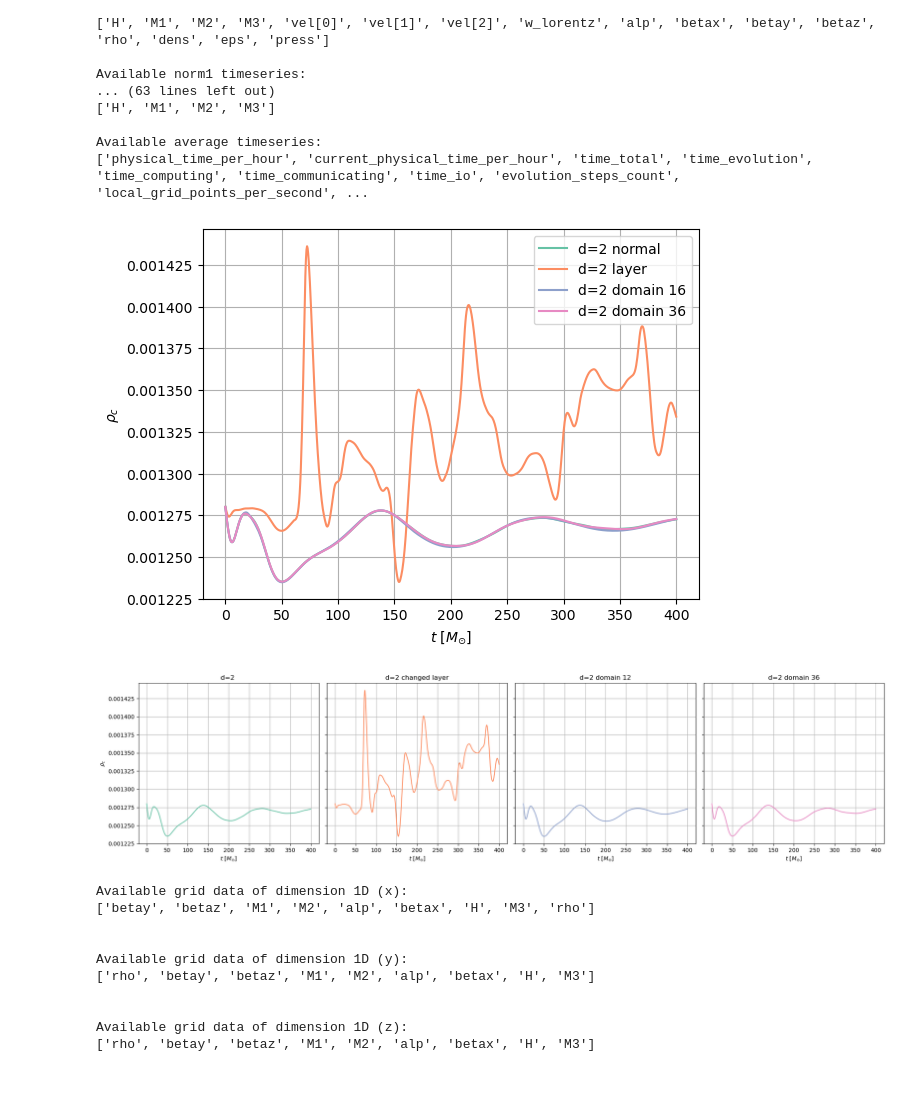
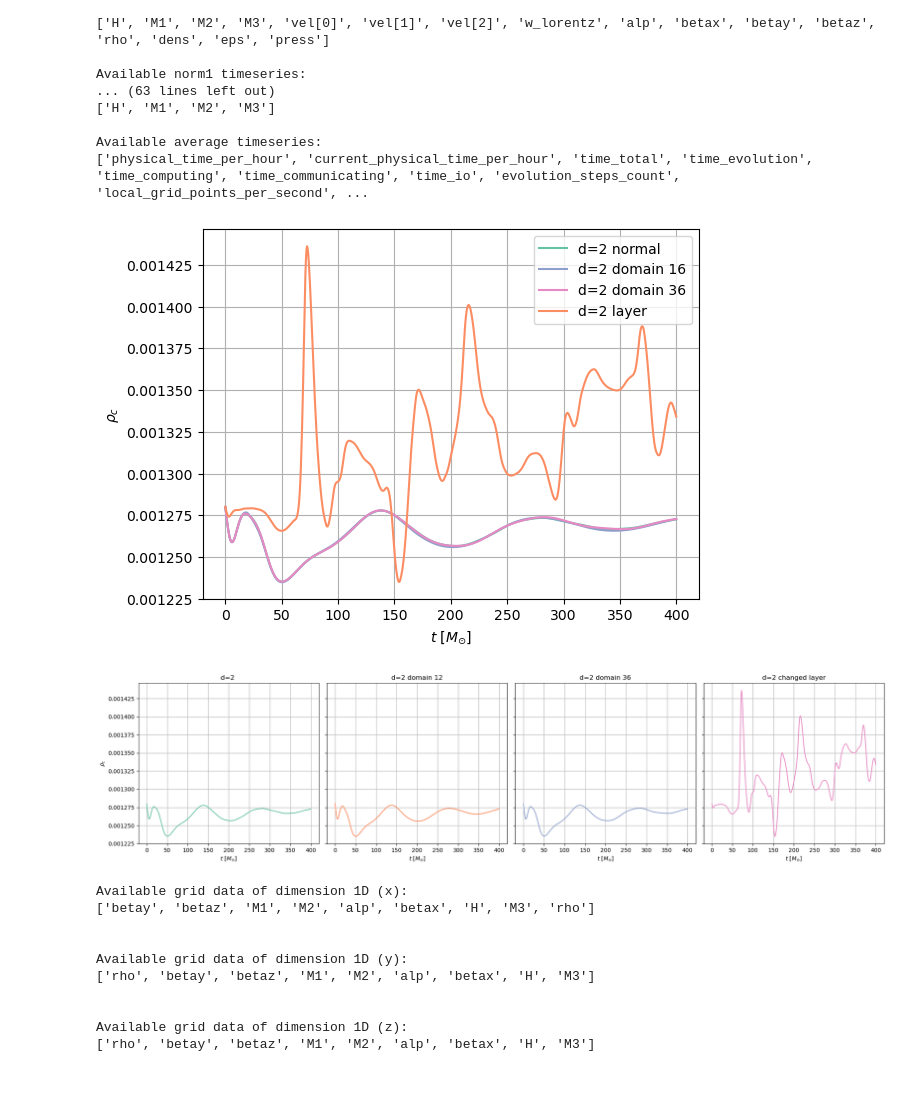
Before and after one commit to malvibellotti/numerical_rel, a Jupyter notebook: Homework_2.ipynb, the cells around one changed output. Cells and saved outputs as stored; diff of their text form; code cells hidden in the pictures.

```diff
--- a/Homework_2.ipynb
+++ b/Homework_2.ipynb
@@ -437,7 +631,7 @@ rho_small_2_4 = rho_2_4.read_on_grid(rho_2_4.iterations[-1], small_grid)
 rho_small_3 = rho_3.read_on_grid(rho_3.iterations[-1], small_grid)
 
 
-fig, axs = plt.subplots(1, 4, figsize=(20, 5), sharey=True)
+fig, axs = plt.subplots(1, 4, figsize=(30, 5), sharey=True)
 #fig, axs = plt.subplots(1, 5, figsize=(25, 5), sharey=True)
 
 cf_1 = axs[0].pcolormesh(*rho_small_1.coordinates_meshgrid(), np.log10(rho_small_1.data_xyz), vmin=-10, vmax=-3, cmap='GnBu_r')
@@ -464,6 +658,7 @@ for ax in axs:
     ax.set_xlabel('x')
 axs[0].set_ylabel('y')
 
-plt.tight_layout()
+
+plt.suptitle('Density distribution at final time for different resolutions, with pressure perturbation')
 plt.show()
 # %% [output]
@@ -605,26 +665,0 @@ print(rho_1_5.available_times)
-# %%
-small_grid = gd.UniformGrid([100, 100], x0=[0, 0], x1=[18, 18])
-
-rho_initial_1_5 = rho_1_5.read_on_grid(0, small_grid)
-
-fig, ax = plt.subplots(figsize=(10, 8))
-colormap = sns.light_palette("seagreen", as_cmap=True, reverse=True)
-
-colormap = sns.dark_palette("#69d", reverse=True, as_cmap=True)
-colormap = sns.color_palette("blend:#dbeafe,#0ea5e9,#0369a1", as_cmap=True)
-
-
-cf = ax.pcolormesh(*rho_initial_1_5.coordinates_meshgrid(),
-                  np.log10(rho_initial_1_5.data_xyz),
-                  vmin=-10, vmax=-3,
-                  cmap='GnBu_r')
-
-cbar = plt.colorbar(cf, ax=ax, label=r'$\log_{10}(\rho)$')
-
-ax.set_xlabel('x')
-ax.set_ylabel('y')
-ax.set_title('Initial Density Distribution')
-ax.set_aspect('equal')
-
-plt.tight_layout()
-plt.show()
@@ -721,38 +713,38 @@ colors = sns.color_palette("Set2", 4)
 
 
 plt.plot(rho_max_2_normal_24, label="d=2 normal", color=colors[0])
-plt.plot(rho_max_2_layer, label="d=2 layer", color=colors[1])
 plt.plot(rho_max_2_domain_16, label="d=2 domain 16", color=colors[2])
 plt.plot(rho_max_2_domain_36, label="d=2 domain 36", color=colors[3])
+plt.plot(rho_max_2_layer, label="d=2 layer", color=colors[1])
 #plt.plot(rho_max_3, label="d=3", color=colors[3])
 plt.xlabel(r'$t$ [$M_{\odot}$]')
 plt.ylabel(r'$\rho_c $')
 plt.legend()
 plt.grid()
 plt.show()
 
 
 
 fig, axs = plt.subplots(1, 4, figsize=(20, 5), sharey=True)
 #fig, axs = plt.subplots(1, 3, figsize=(16, 5), sharey=True)
 
-labels = ["d=2 ", "d=2 changed layer", "d=2 domain 12", "d=2 domain 36"]
-rho_max_list = [rho_max_2_normal_24, rho_max_2_layer, rho_max_2_domain_16, rho_max_2_domain_36]
+labels = ["d=2 ",  "d=2 domain 12", "d=2 domain 36","d=2 changed layer"]
+rho_max_list = [rho_max_2_normal_24, rho_max_2_domain_16, rho_max_2_domain_36, rho_max_2_layer]
 #rho_max_list = [rho_max_2_normal_24, rho_max_2_layer, rho_max_2_domain_36]
 
 for i, ax in enumerate(axs):
     ax.plot(rho_max_list[i], color=colors[i])
     ax.set_title(labels[i])
     ax.set_xlabel(r'$t$ [$M_{\odot}$]')
     if i == 0:
         ax.set_ylabel(r'$\rho_c$')
     ax.grid(True)
 
 plt.tight_layout()
 plt.show()
 # %% [output]
-[figure, old version]
+[figure, new version]
-[figure, old version]
+[figure, new version]
 # %%
 gf_2_normal_24 = sim_2_normal_24.gf
 gf_2_layer = sim_2_layer.gf
```
Also changed, not shown: parts of 28 cells of this notebook, 11 other files.
